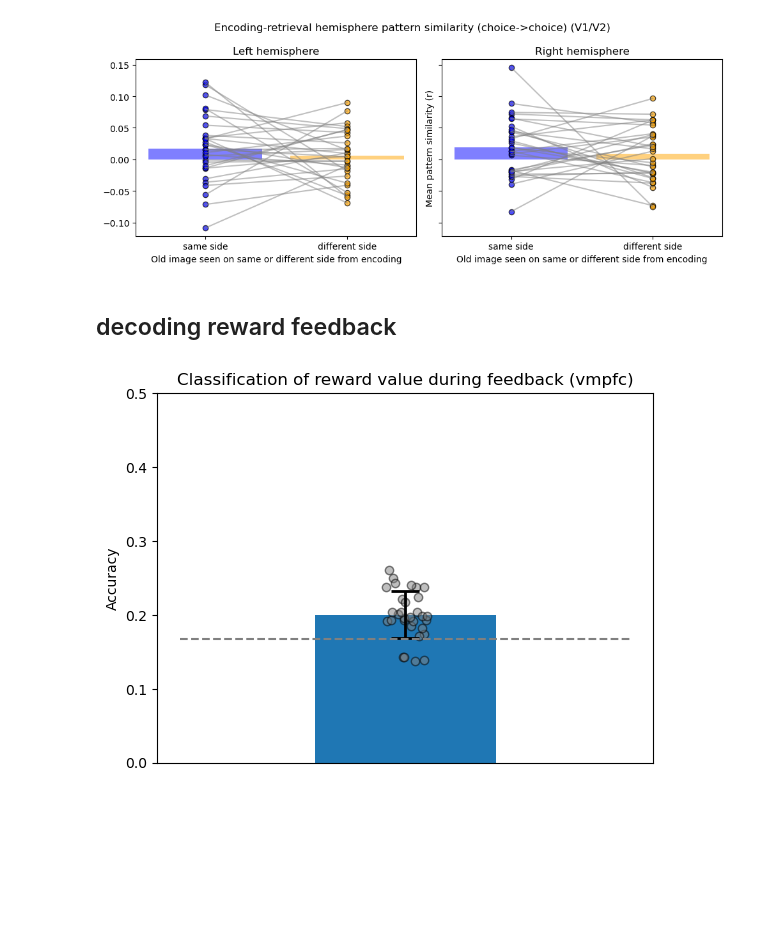
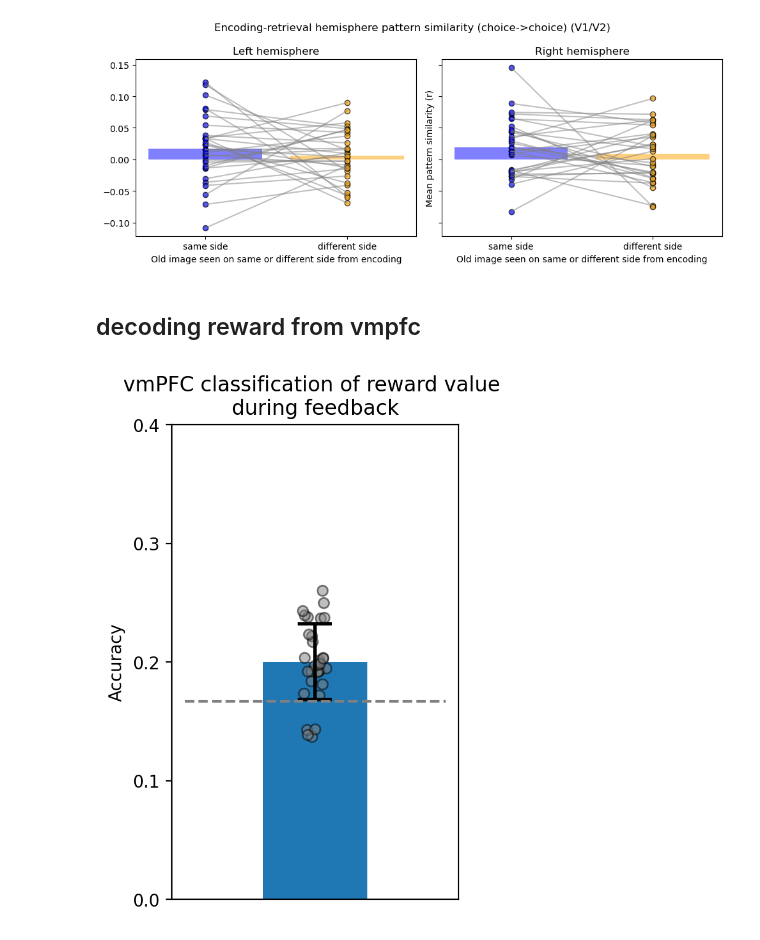
Before and after one commit to csiyer/hybrid_rl, a Jupyter notebook: fmri_analysis/neural_patterns.ipynb, the cells around one changed output. Saved outputs shown, nothing was run; the diff lists cells and outputs as text; code cells hidden in the pictures; blank space fills up the shorter version.

```diff
--- a/fmri_analysis/neural_patterns.ipynb
+++ b/fmri_analysis/neural_patterns.ipynb
@@ -150,11 +44,0 @@ nh.simple_violin(luck_match, luck_mismatch,
-# %%
-# all_patterns = nh.get_all_roi_patterns('hipp') # all_patterns[sub_num]['choice/fb'] = array(~300 trials x ~400 vox)
-# all_patterns = nh.get_all_roi_patterns('loc')  # (~300 trials x ~700 voxels)
-# all_patterns = nh.get_all_roi_patterns('striatum')  # (~300 trials x ~900 voxels)
-all_patterns = nh.get_all_roi_patterns('vmpfc')  # (~300 trials x ~700 voxels)
-# %%
-test = {}
-for sub,dict in all_patterns.items():
-    test[sub] = {}
-    for trial_type,data in dict.items():
-        test[sub][trial_type] = np.random.rand(*all_patterns[sub][trial_type].shape)
@@ -317,4 +406,5 @@ Two sample t-test result: p = 0.5590560678926773
 # %%
+# SEPARATE OPTIMAL & NONOPTIMAL
 # for each old trial, get the pattern similarity to the encoding trial +- 5 trials
 # separate optimal and non-optimal memory performance
 
@@ -330,8 +420,8 @@ for sub_num in range(1,32):
     subject_enc_fb_kernel_ps_nonopt = []
 
     beh_data = nh.get_beh_data(sub_num)
-    choice_corr_matrix = nh.get_corr_matrix(all_patterns, sub_num, 'choice')
-    fb_corr_matrix = nh.get_corr_matrix(all_patterns, sub_num, 'fb_to_choice')
+    choice_corr_matrix = nh.get_corr_matrix(vmpfc_patterns, sub_num, 'choice')
+    fb_corr_matrix = nh.get_corr_matrix(vmpfc_patterns, sub_num, 'fb_to_choice')
 
     for i,row in beh_data.iterrows():
         if row.OldT==1:
@@ -696,51 +836,39 @@ con_ips(all_v1_l, all_v1_r, roi='V1/V2')
 # %% [output]
 [figure]
 # %% [markdown]
-## decoding reward feedback
+## decoding reward from vmpfc
 # %%
-from sklearn.model_selection import cross_val_score, KFold, cross_val_predict, LeaveOneOut
+# decoding reward during feedback
+
+from sklearn.model_selection import cross_val_score, KFold, cross_val_predict
 from sklearn.linear_model import LogisticRegression
 import numpy as np
 
 def decode_reward(X, y, method='kfold', n_splits=5, random_state=42):
-    """
-    Run cross-validated decoding of reward from LOC patterns.
-    Parameters:
-    - X: (n_trials, n_voxels)
-    - y: reward values (labels or continuous)
-    - kind: 'classification' or 'regression'
-    - n_splits: number of cross-validation folds
-    Returns:
-    - scores: array of CV scores
-    - mean_score: average score across folds
-    """
     model=LogisticRegression(max_iter=500)
-    if method == 'kfold':
-        cv = KFold(n_splits=n_splits, shuffle=True, random_state=random_state)
-        scores = cross_val_score(model, X, y, cv=cv, scoring='accuracy')
-        return scores, np.mean(scores)
-    else:
-        cv = LeaveOneOut()
-        scores = cross_val_predict(model, X, y, cv=cv, method='decision_function')
-        return scores
+    cv = KFold(n_splits=n_splits, shuffle=True, random_state=random_state)
+    scores = cross_val_score(model, X, y, cv=cv, scoring='accuracy')
+    return scores, np.mean(scores)
 
 acc = []
 for sub in range(1,32):
-    rewards = nh.get_beh_data(sub).Outcome.to_numpy().astype(str)
-    patterns = all_patterns[sub]['fb']
+    beh_data = nh.get_beh_data(sub)
+    rewards = beh_data.Outcome.values.astype(str)
+    patterns = vmpfc_patterns[sub]['fb']
     _, mean_acc = decode_reward(patterns, rewards, method='kfold', n_splits=10)
     acc.append(mean_acc)
 
-plt.figure()
-plt.title('Classification of reward value during feedback (vmpfc)')
+plt.figure(figsize=(3,5),dpi=200)
+plt.title('vmPFC classification of reward value \nduring feedback')
 plt.bar(0,np.mean(acc))
 plt.errorbar(x=0, y=np.mean(acc), yerr=np.std(acc), color='black', capsize=10, linewidth=2, markeredgewidth=2)
 jitter = np.zeros(len(acc)) + (np.random.rand(len(acc))-0.5)/5
 plt.scatter(jitter, acc, color='gray', edgecolor='black', alpha=0.5)
 plt.hlines(y=1/6, xmin=-1, xmax=1, linestyle='--', color='gray')
-plt.ylim(0,0.5)
+plt.ylim(0,0.4)
+plt.yticks([0,0.1,0.2,0.3,0.4])
 plt.ylabel('Accuracy')
 plt.xticks([])
 plt.show()
 # %% [output]
-[figure, old version]
+[figure, new version]
```
Also changed, not shown: parts of 40 cells of this notebook, 4 other files.
